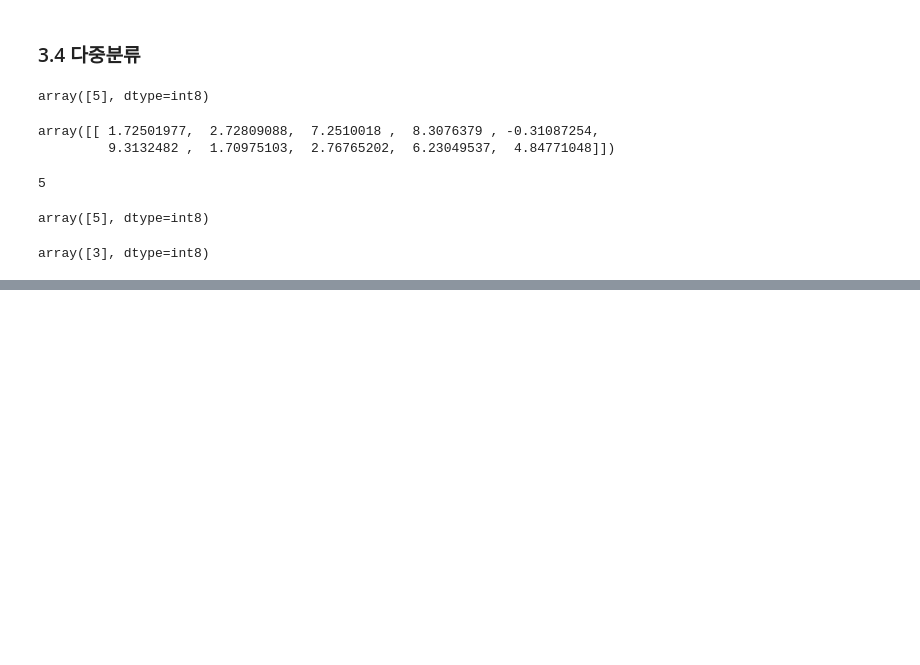
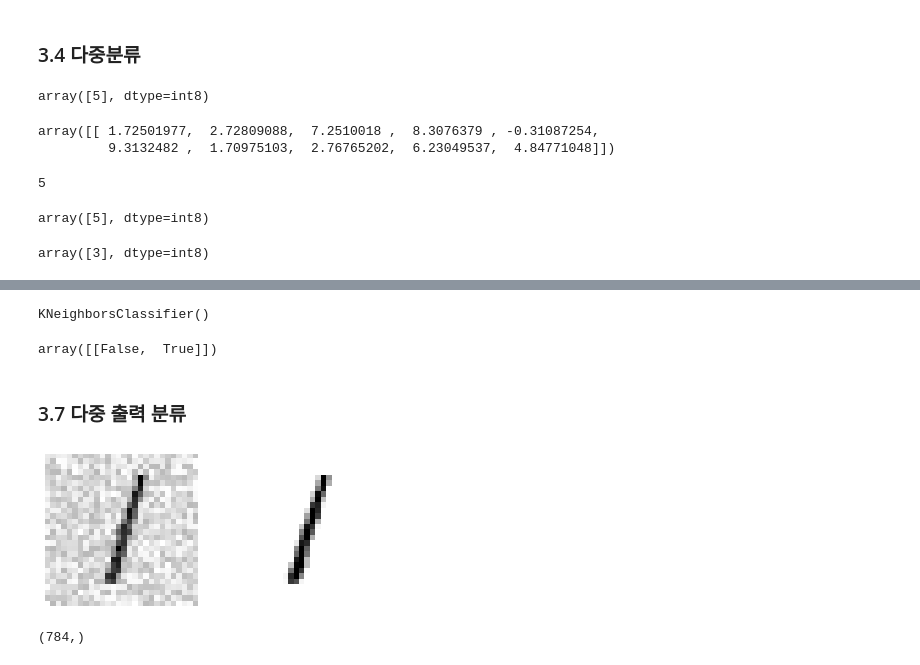
Before and after one commit to EUN-GYUL/ml_study_2023_Q1, a Jupyter notebook: classification.ipynb, the cells around one changed output, grey strips where cells are left out. Saved outputs shown, nothing was run; the diff lists cells and outputs as text; code cells hidden in the pictures; blank space fills up the shorter version.

```diff
--- a/classification.ipynb
+++ b/classification.ipynb
@@ -273,0 +385,35 @@ array([3], dtype=int8)
+# %%
+knn_clf = KNeighborsClassifier()
+knn_clf.fit(X_train, y_multilabel)
+# %% [output]
+KNeighborsClassifier()
+# %%
+knn_clf.predict([X[0]])
+# %% [output]
+array([[False,  True]])
+# %% [markdown]
+### 3.7 다중 출력 분류
+# %%
+noise = np.random.randint(0,100,(len(X_train),784))
+X_train_mod = X_train + noise
+noise = np.random.randint(0,100,(len(X_test),784))
+X_test_mod = X_test + noise
+y_train_mod = X_train
+y_test_mod = X_test
+# %%
+def plot_digit(data):
+    image = data.reshape(28, 28)
+    plt.imshow(image, cmap = mpl.cm.binary,
+               interpolation="nearest")
+    plt.axis("off")
+# %%
+some_idx = 2
+plt.subplot(121); plot_digit(X_test_mod[some_idx])
+plt.subplot(122); plot_digit(y_test_mod[some_idx])
+plt.show()
+# %% [output]
+[figure, added]
+# %%
+X_test_mod[0].shape
+# %% [output]
+(784,)
```
Also changed, not shown: parts of 16 cells of this notebook.
